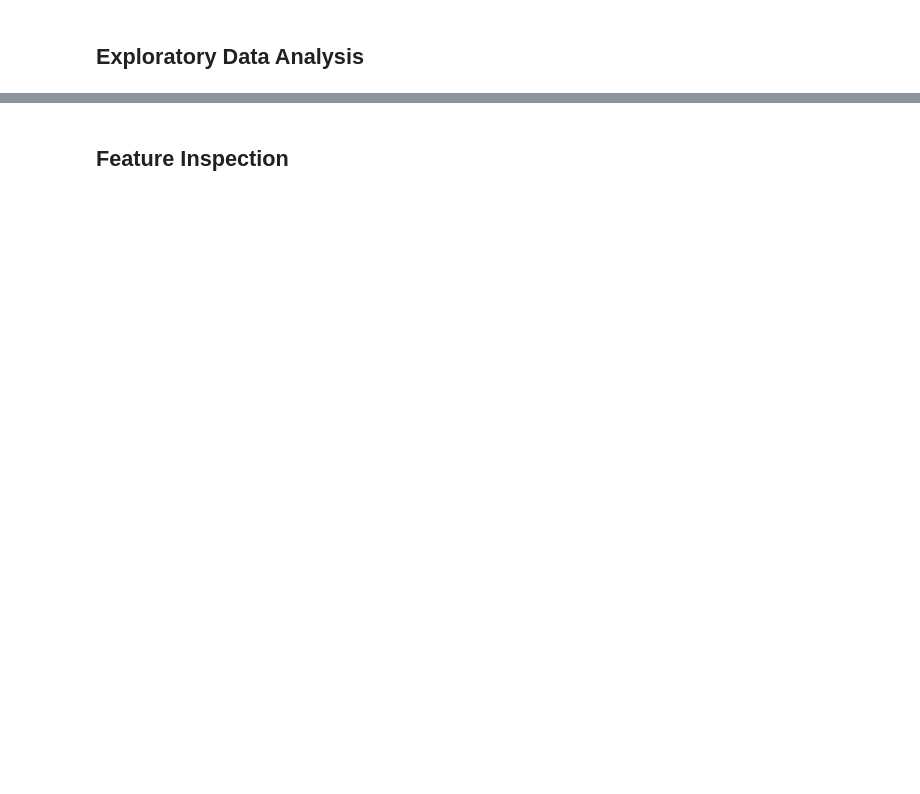
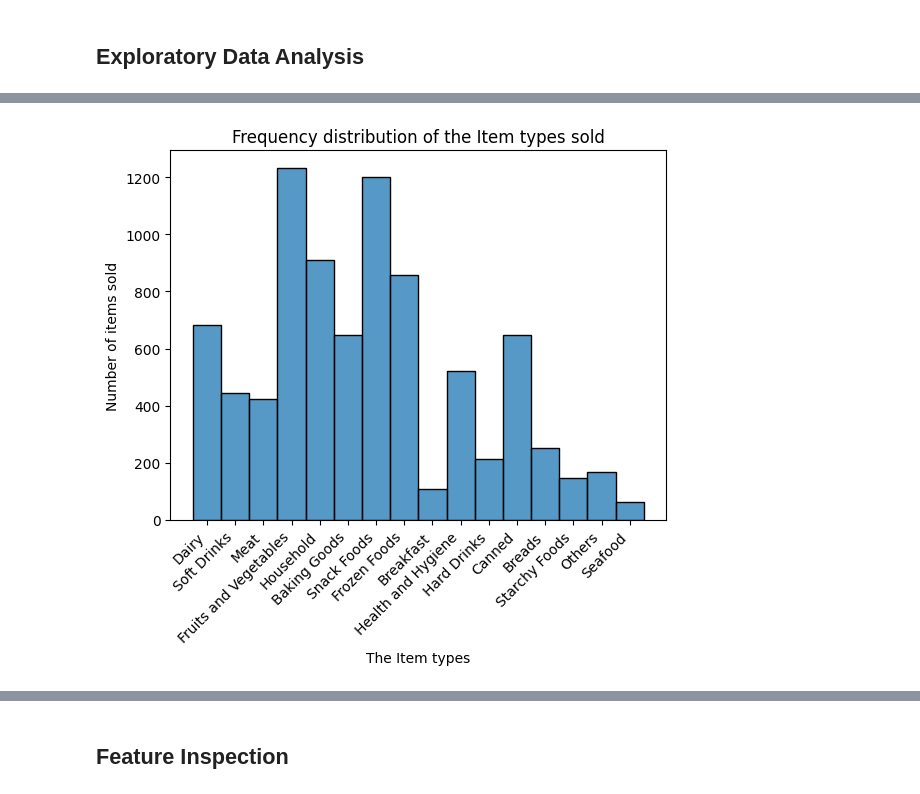
Before and after one commit to gladysbabs/Prediction-of-Product-Sales, a Jupyter notebook: Prediction_of_Product_Sales.ipynb, the cells around one changed output, grey strips where cells are left out. Cells and saved outputs as stored; diff of their text form; code cells hidden in the pictures; blank space fills up the shorter version.

```diff
--- a/Prediction_of_Product_Sales.ipynb
+++ b/Prediction_of_Product_Sales.ipynb
@@ -210,0 +217,9 @@ col_num.describe()
+# %%
+#Histogram of various Item_Types:
+ax=sns.histplot(df_sales_prediction,x='Item_Type')
+ax.set_xlabel('The Item types')
+ax.set_ylabel('Number of items sold')
+ax.set_title('Frequency distribution of the Item types sold')
+ax.set_xticklabels(ax.get_xticklabels(), rotation=45, ha='right');
+# %% [output]
+[figure, added]
```
Also changed, not shown: parts of 30 cells of this notebook.
